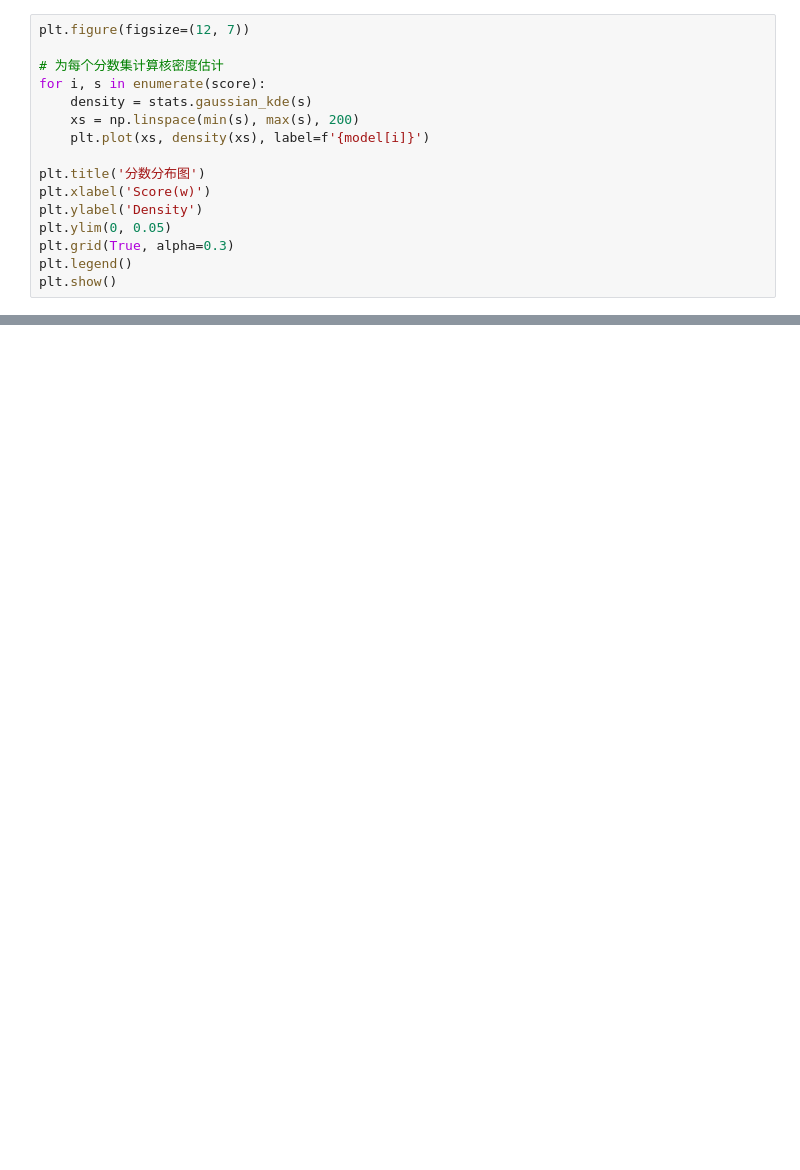
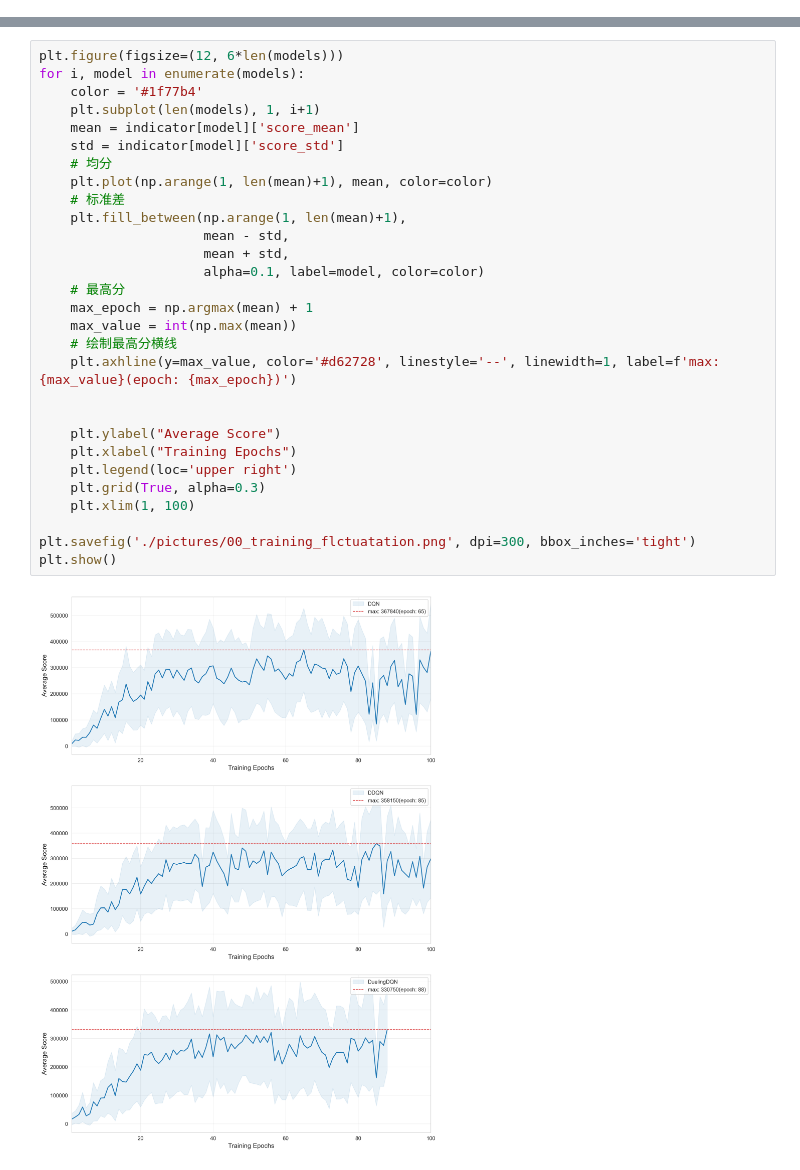
Before and after one commit to xi-cn/Rl-Aircraft-Warfare, a Jupyter notebook: analyse.ipynb, the cells around one changed output, grey strips where cells are left out. Cells and saved outputs as stored; diff of their text form; blank space fills up the shorter version.

```diff
--- a/analyse.ipynb
+++ b/analyse.ipynb
@@ -40,16 +0,0 @@ plt.show()
-# %%
-plt.figure(figsize=(12, 7))
-
-# 为每个分数集计算核密度估计
-for i, s in enumerate(score):
-    density = stats.gaussian_kde(s)
-    xs = np.linspace(min(s), max(s), 200)
-    plt.plot(xs, density(xs), label=f'{model[i]}')
-
-plt.title('分数分布图')
-plt.xlabel('Score(w)')
-plt.ylabel('Density')
-plt.ylim(0, 0.05)
-plt.grid(True, alpha=0.3)
-plt.legend()
-plt.show()
@@ -150,0 +55,31 @@ plt.show()
+# %%
+plt.figure(figsize=(12, 6*len(models)))
+for i, model in enumerate(models):
+    color = '#1f77b4'
+    plt.subplot(len(models), 1, i+1)
+    mean = indicator[model]['score_mean']
+    std = indicator[model]['score_std']
+    # 均分
+    plt.plot(np.arange(1, len(mean)+1), mean, color=color)
+    # 标准差
+    plt.fill_between(np.arange(1, len(mean)+1),
+                     mean - std,
+                     mean + std,
+                     alpha=0.1, label=model, color=color)
+    # 最高分
+    max_epoch = np.argmax(mean) + 1
+    max_value = int(np.max(mean))
+    # 绘制最高分横线
+    plt.axhline(y=max_value, color='#d62728', linestyle='--', linewidth=1, label=f'max: {max_value}(epoch: {max_epoch})')
+
+
+    plt.ylabel("Average Score")
+    plt.xlabel("Training Epochs")
+    plt.legend(loc='upper right')
+    plt.grid(True, alpha=0.3)
+    plt.xlim(1, 100)
+
+plt.savefig('./pictures/00_training_flctuatation.png', dpi=300, bbox_inches='tight')
+plt.show()
+# %% [output]
+[figure, added]
```
Also changed, not shown: parts of 11 cells of this notebook, 27 other files.
